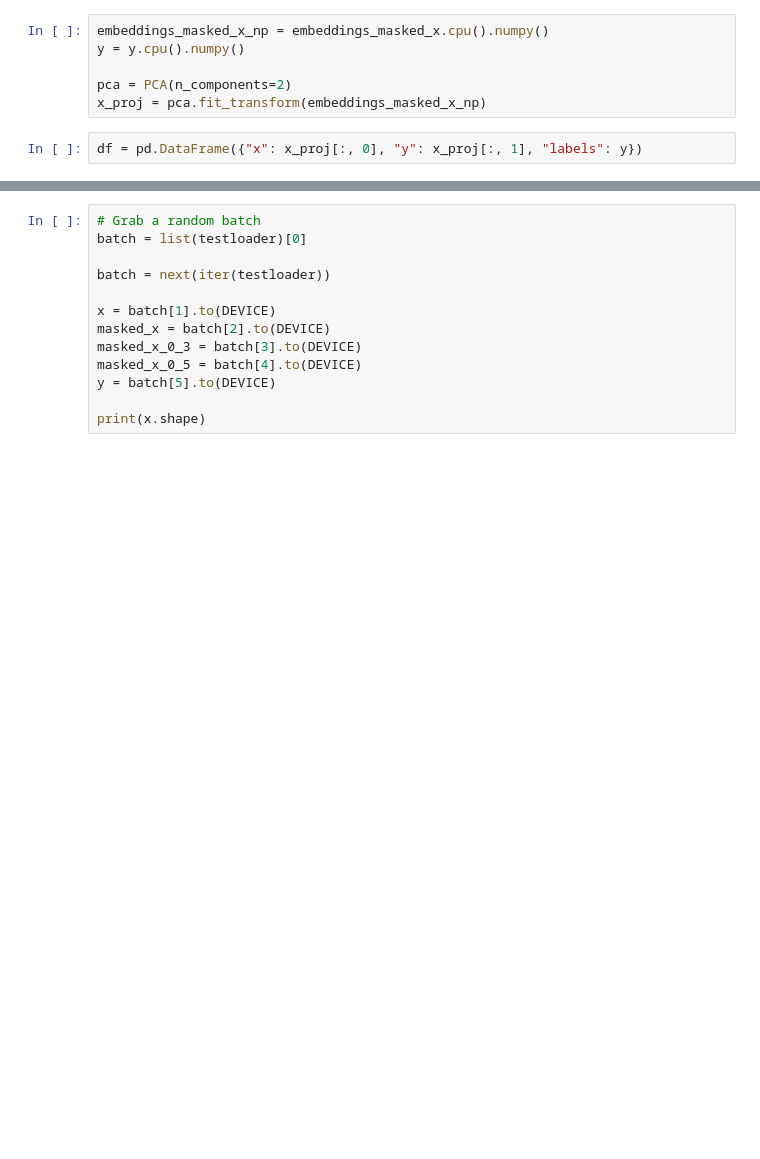
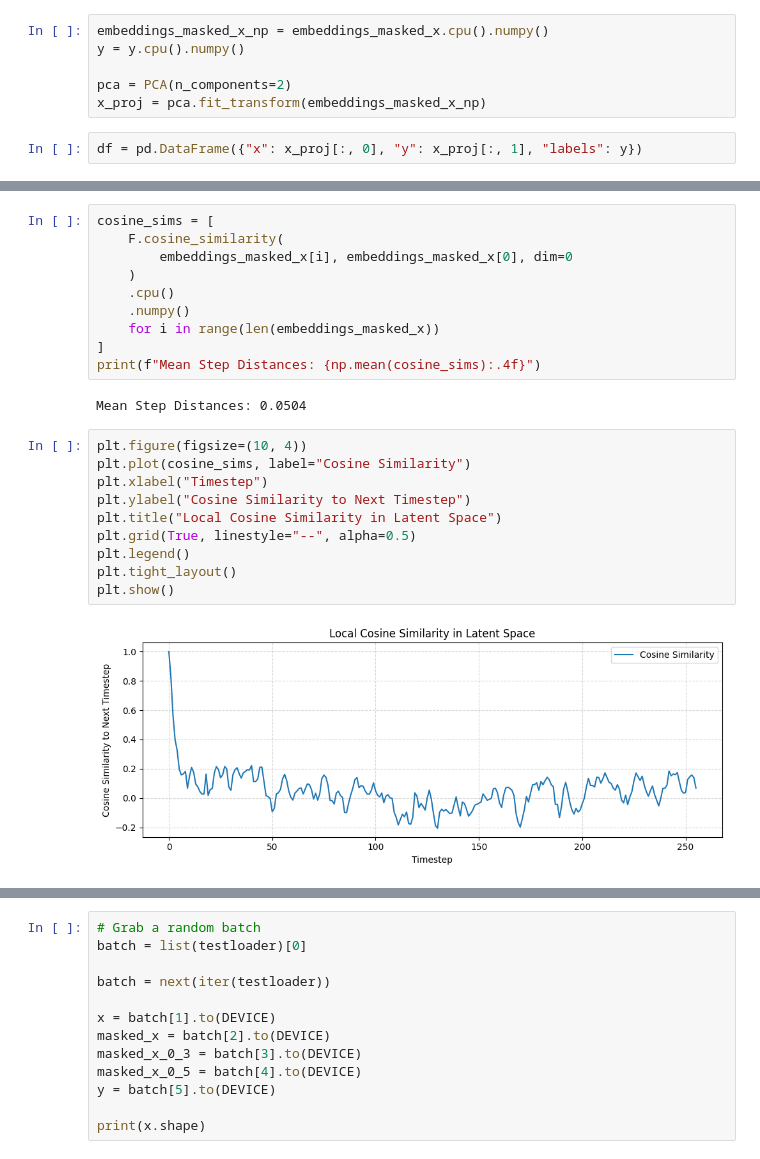
Before and after one commit to nathanwbailey/msc_project, a Jupyter notebook: part_4_improved_decoder/simclr_decoder_larger_specific_decoder_first_idea/visual.ipynb, the cells around one changed output, grey strips where cells are left out. Cells and saved outputs as stored; diff of their text form; blank space fills up the shorter version.

```diff
--- a/part_4_improved_decoder/simclr_decoder_larger_specific_decoder_first_idea/visual.ipynb
+++ b/part_4_improved_decoder/simclr_decoder_larger_specific_decoder_first_idea/visual.ipynb
@@ -377,3 +377,27 @@ plt.show()
+# %%
+cosine_sims = [
+    F.cosine_similarity(
+        embeddings_masked_x[i], embeddings_masked_x[0], dim=0
+    )
+    .cpu()
+    .numpy()
+    for i in range(len(embeddings_masked_x))
+]
+print(f"Mean Step Distances: {np.mean(cosine_sims):.4f}")
+# %% [output]
+Mean Step Distances: 0.0504
+# %%
+plt.figure(figsize=(10, 4))
+plt.plot(cosine_sims, label="Cosine Similarity")
+plt.xlabel("Timestep")
+plt.ylabel("Cosine Similarity to Next Timestep")
+plt.title("Local Cosine Similarity in Latent Space")
+plt.grid(True, linestyle="--", alpha=0.5)
+plt.legend()
+plt.tight_layout()
+plt.show()
+# %% [output]
+[figure, added]
 # %%
 step_dists = [
     np.linalg.norm(embeddings_masked_x_np[i + 1] - embeddings_masked_x_np[i])
```
Also changed, not shown: parts of 22 cells of this notebook, 20 other files.
